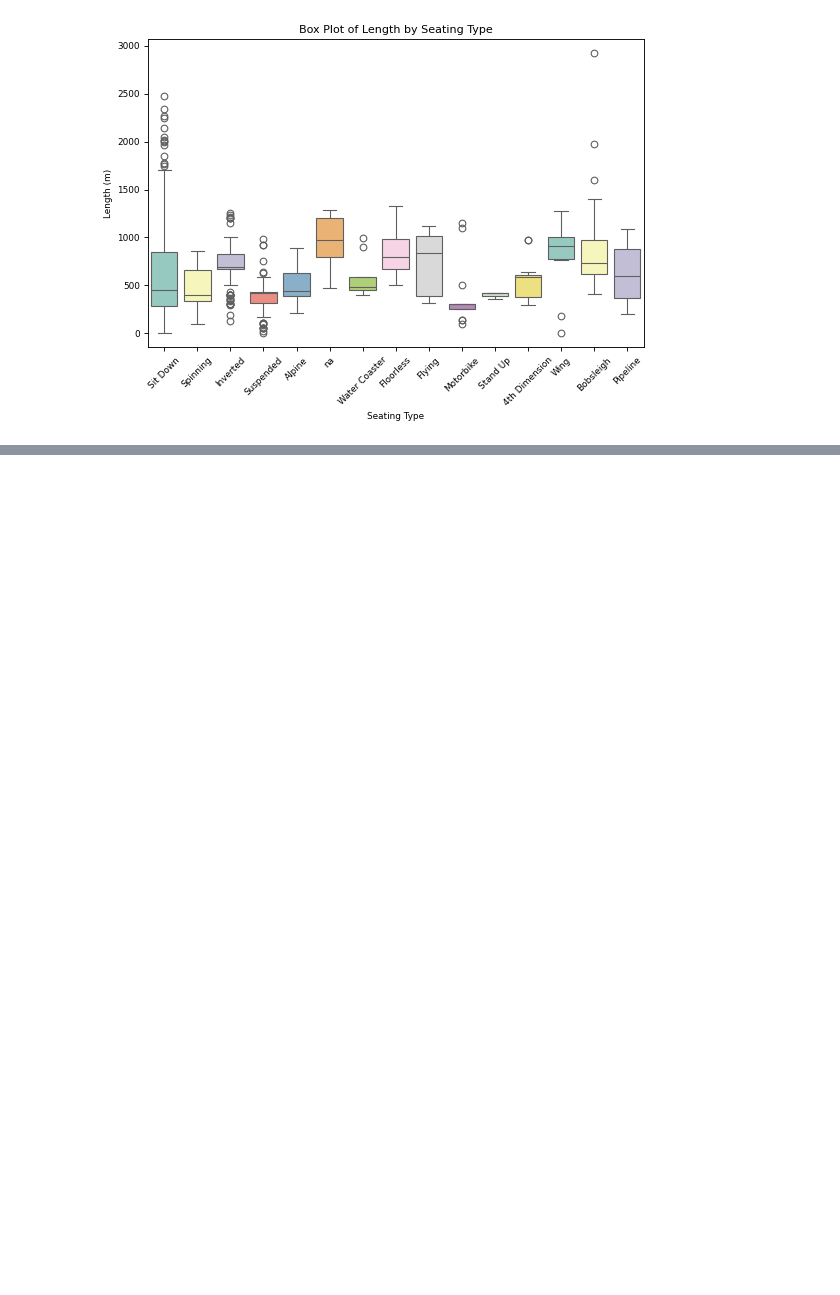
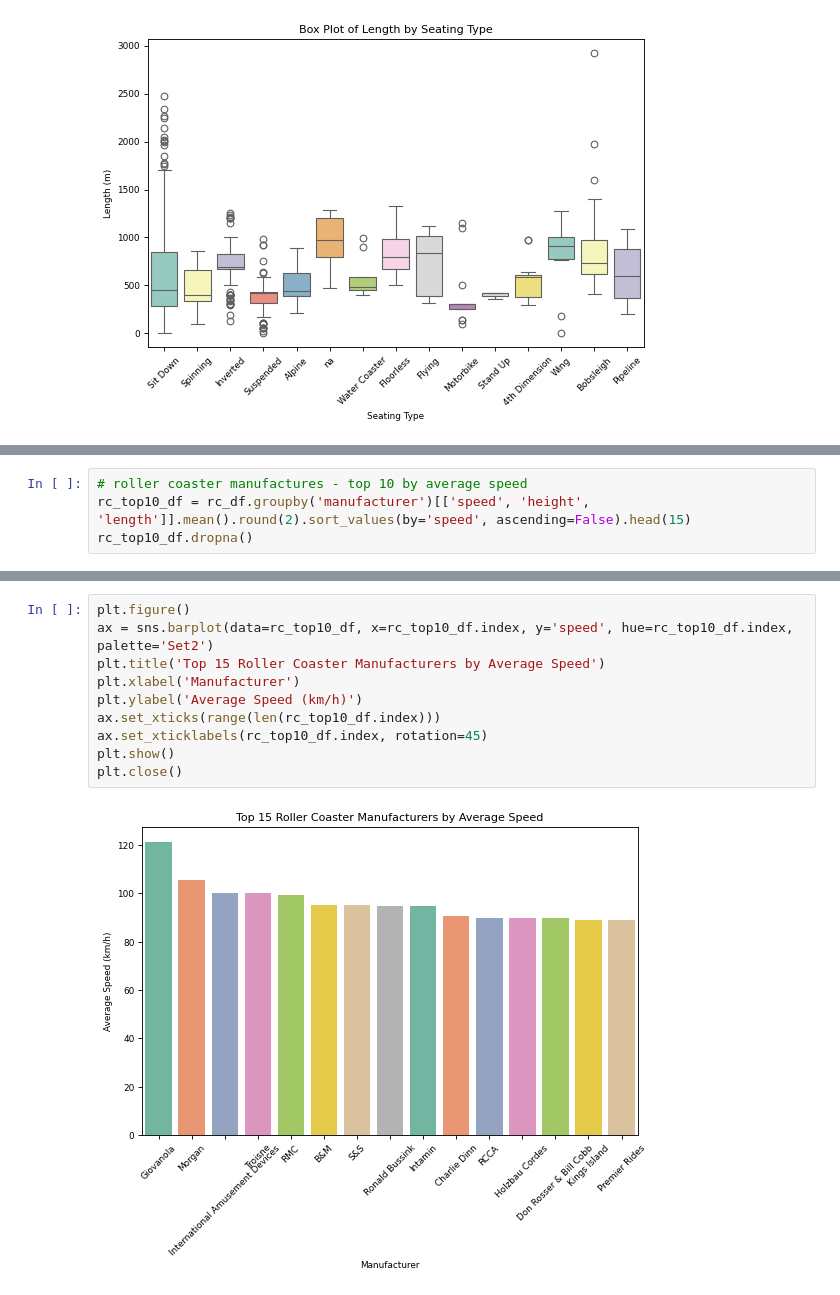
Before and after one commit to 7086600/roller_coaster_project, a Jupyter notebook: roller_coaster.ipynb, the cells around one changed output, grey strips where cells are left out. Drawn from its saved outputs; the diff is of its cells as text; blank space fills up the shorter version.

Commit message:
roller coaster manufactures - top 10 by average speed

```diff
--- a/roller_coaster.ipynb
+++ b/roller_coaster.ipynb
@@ -457,0 +441,4 @@ Name: count, Length: 122, dtype: int64
+# %%
+# roller coaster manufactures - top 10 by average speed
+rc_top10_df = rc_df.groupby('manufacturer')[['speed', 'height', 'length']].mean().round(2).sort_values(by='speed', ascending=False).head(15)
+rc_top10_df.dropna()
@@ -457,0 +461,12 @@ Name: count, Length: 122, dtype: int64
+# %%
+plt.figure()
+ax = sns.barplot(data=rc_top10_df, x=rc_top10_df.index, y='speed', hue=rc_top10_df.index, palette='Set2')
+plt.title('Top 15 Roller Coaster Manufacturers by Average Speed')
+plt.xlabel('Manufacturer')
+plt.ylabel('Average Speed (km/h)')
+ax.set_xticks(range(len(rc_top10_df.index)))
+ax.set_xticklabels(rc_top10_df.index, rotation=45)
+plt.show()
+plt.close()
+# %% [output]
+[figure, added]
```
Also changed, not shown: parts of 2 cells of this notebook.
